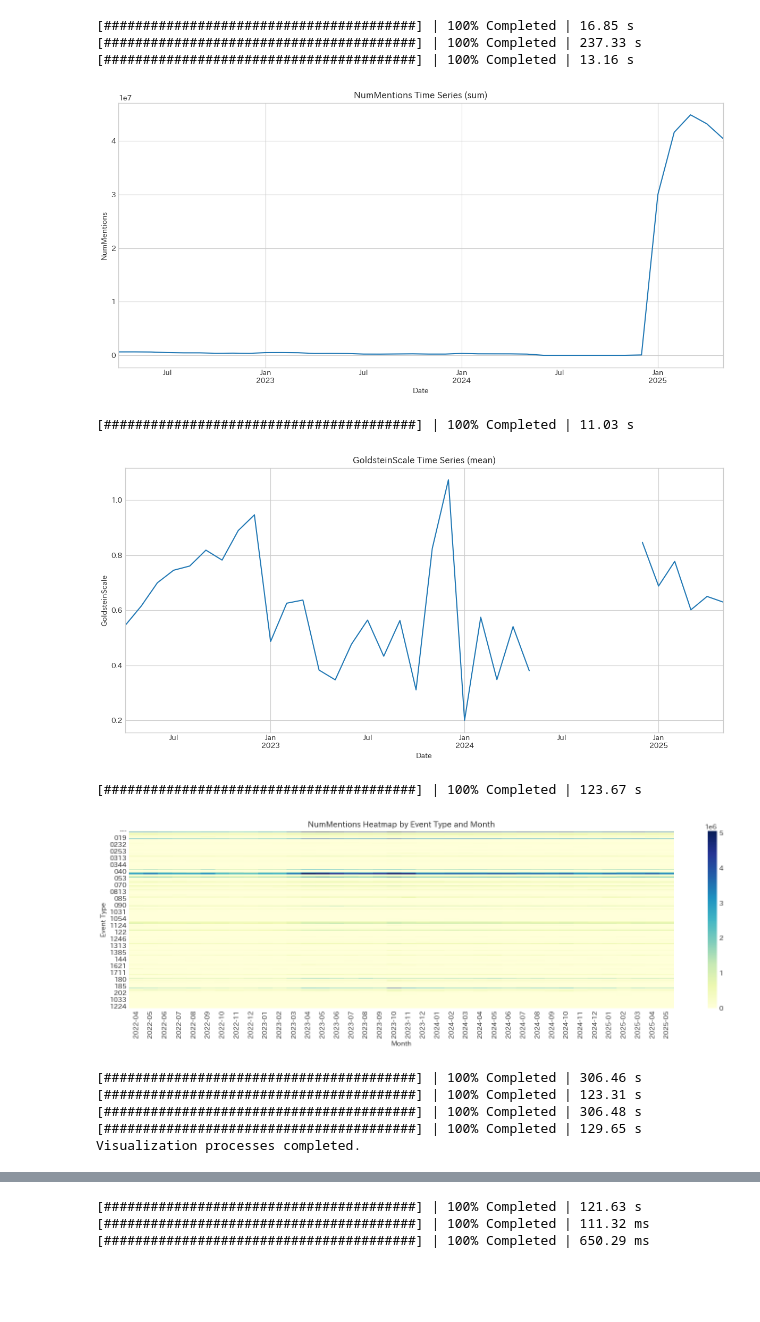
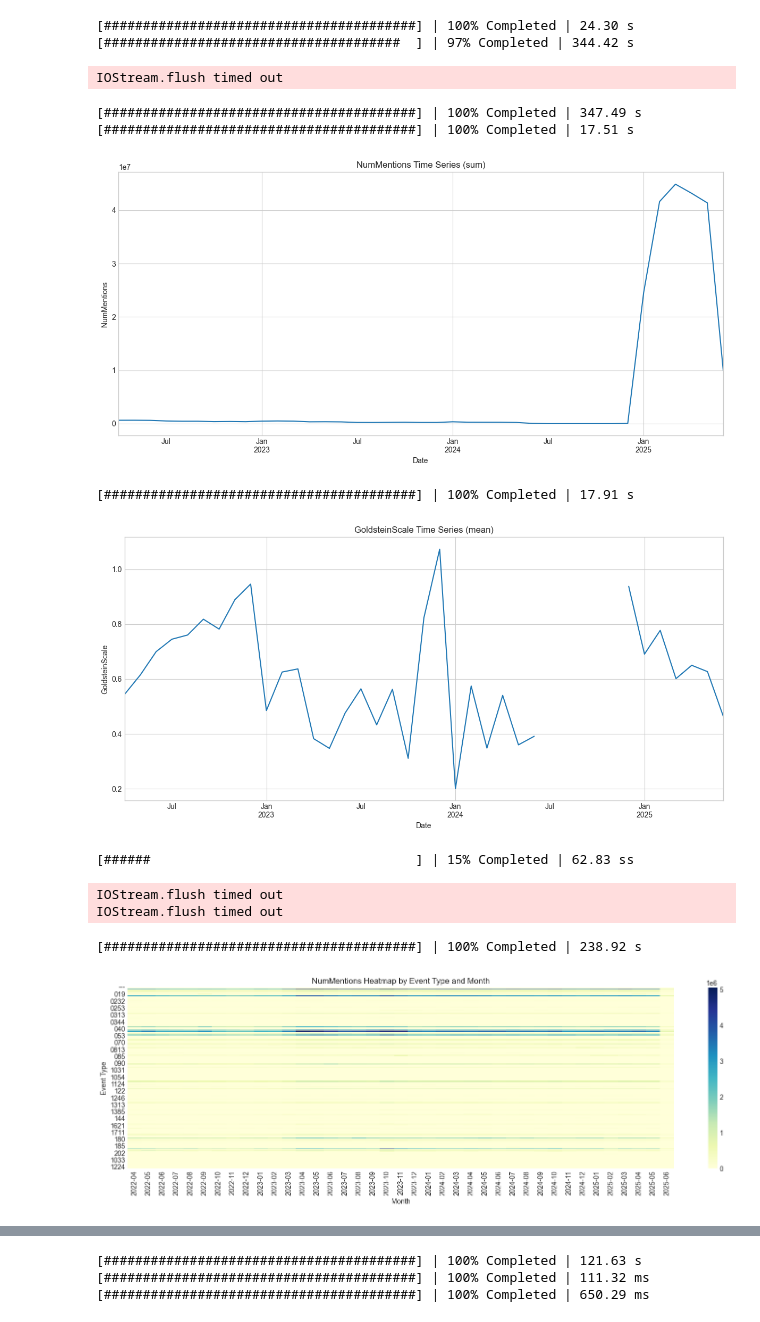
Before and after one commit to str-saito/GDELT_EDA, a Jupyter notebook: GDELT_EDA.ipynb, the cells around one changed output, grey strips where cells are left out. Drawn from its saved outputs; the diff is of its cells as text; code cells hidden in the pictures; blank space fills up the shorter version.

```diff
--- a/GDELT_EDA.ipynb
+++ b/GDELT_EDA.ipynb
@@ -55,7 +55,7 @@ OUT.mkdir(exist_ok=True)
 
 
 start_date = datetime(2022, 4, 1)
-end_date   = datetime(2025, 5, 30)
+end_date   = datetime(2025, 6, 9)
 
 current_date = start_date
 downloaded_files = []
@@ -485,7 +503,7 @@ def plot_gdelt_type_heatmap_seaborn_dask(ddf_gdelt, date_col='SQLDATE', type_col
 
 if __name__ == '__main__':
     gdelt_collection_start_date = datetime(2022, 4, 1)
-    gdelt_collection_end_date   = datetime(2025, 5, 30)
+    gdelt_collection_end_date   = datetime(2025, 6, 9)
 
     gdelt_output_dir_name = f"gdelt_events_{gdelt_collection_start_date.strftime('%Y%m%d')}_{gdelt_collection_end_date.strftime('%Y%m%d')}.parquet"
     base_output_dir = Path("data")
@@ -494,43 +512,43 @@ if __name__ == '__main__':
     NETFLOW_PARQUET_PATH = 'netflow_hourly.parquet'
     TOKENS_PARQUET_PATH = 'event_tokens_hourly.parquet'
 
     gdelt_columns_to_load = [
         "SQLDATE", "NumMentions", "GoldsteinScale", "EventRootCode",
         "AvgTone", "QuadClass", "Actor1CountryCode", "ActionGeo_CountryCode",
     ]
 
     ddf_gdelt_loaded = load_gdelt_data_dask(
         str(GDELT_PARQUET_PATH_DASK),
         target_start_date=gdelt_collection_start_date,
         target_end_date=gdelt_collection_end_date,
         columns_to_load=gdelt_columns_to_load
     )
 
     ddf_gdelt_for_plotting = ddf_gdelt_loaded
 
     if ddf_gdelt_for_plotting is not None and ddf_gdelt_for_plotting.npartitions > 0:
         with ProgressBar():
             is_ddf_empty = ddf_gdelt_for_plotting.map_partitions(len).compute().sum() == 0
 
         if not is_ddf_empty:
             plot_gdelt_timeseries_matplotlib_dask(ddf_gdelt_for_plotting, date_col='SQLDATE', value_col='NumMentions', agg_func='sum')
             plot_gdelt_timeseries_matplotlib_dask(ddf_gdelt_for_plotting, date_col='SQLDATE', value_col='GoldsteinScale', agg_func='mean')
             plot_gdelt_type_heatmap_seaborn_dask(ddf_gdelt_for_plotting, date_col='SQLDATE', type_col='EventRootCode', value_col='NumMentions')
             plot_gdelt_choropleth_plotly_dask(ddf_gdelt_for_plotting, column='NumMentions', agg_func='sum', actor_country_col='Actor1CountryCode')
             plot_gdelt_choropleth_plotly_dask(ddf_gdelt_for_plotting, column='AvgTone', agg_func='mean', actor_country_col='Actor1CountryCode')
 
     print("Visualization processes completed.")
 # %% [output]
-[########################################] | 100% Completed | 16.85 s
-[########################################] | 100% Completed | 237.33 s
-[########################################] | 100% Completed | 13.16 s
+[########################################] | 100% Completed | 24.30 s
+[######################################  ] | 97% Completed | 344.42 s
+IOStream.flush timed out
+[########################################] | 100% Completed | 347.49 s
+[########################################] | 100% Completed | 17.51 s
-[figure, old version]
+[figure, new version]
-[########################################] | 100% Completed | 11.03 s
+[########################################] | 100% Completed | 17.91 s
-[figure, old version]
+[figure, new version]
-[########################################] | 100% Completed | 123.67 s
+[######                                  ] | 15% Completed | 62.83 ss
+IOStream.flush timed out
+IOStream.flush timed out
+[########################################] | 100% Completed | 238.92 s
-[figure, old version]
+[figure, new version]
-[########################################] | 100% Completed | 306.46 s
-[########################################] | 100% Completed | 123.31 s
-[########################################] | 100% Completed | 306.48 s
-[########################################] | 100% Completed | 129.65 s
-Visualization processes completed.
```
Also changed, not shown: parts of 9 cells of this notebook.
